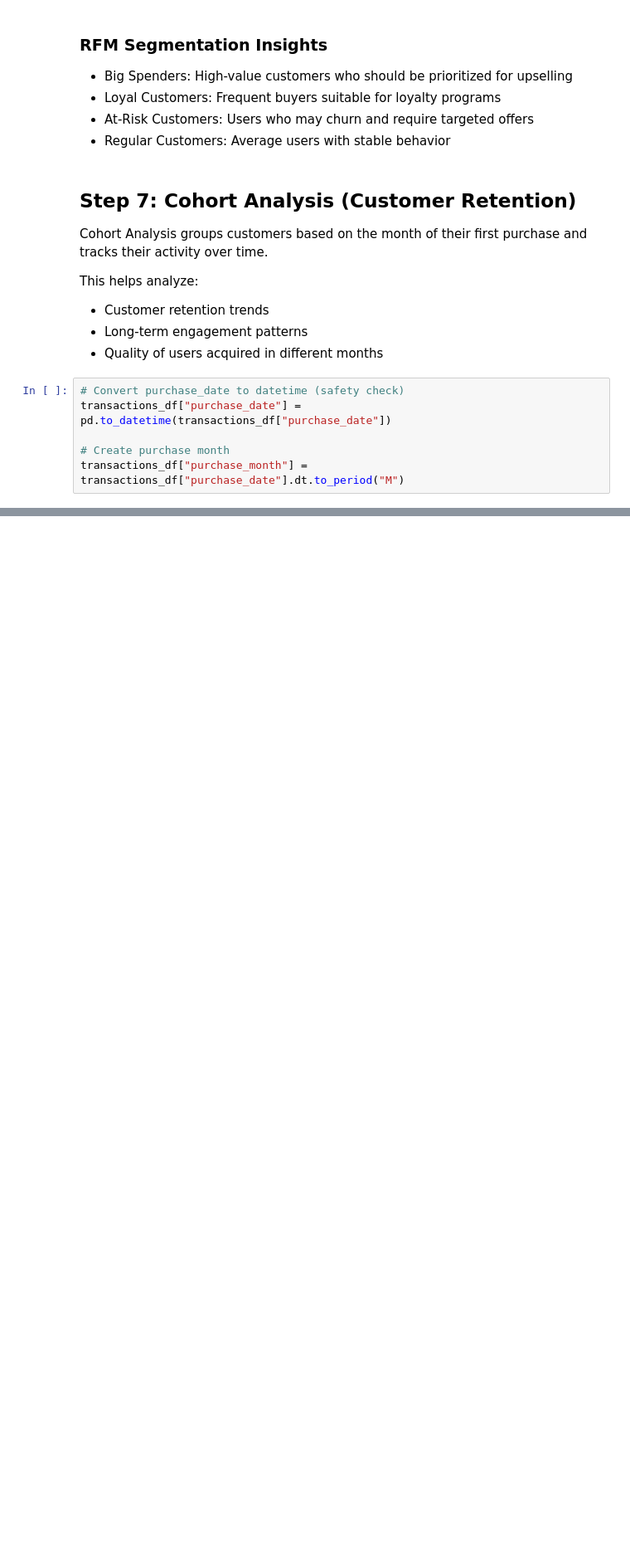
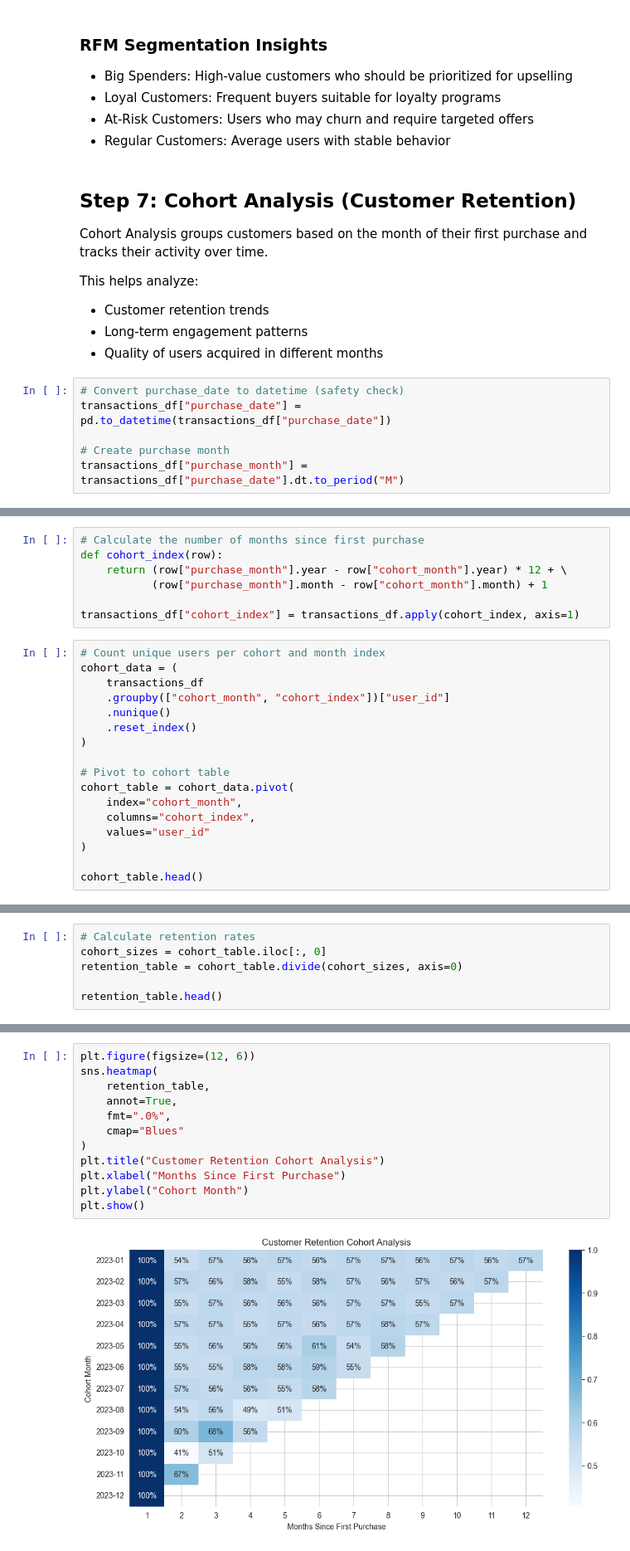
Before and after one commit to shankvarsh/amazon-recommendation-project, a Jupyter notebook: notebook/amazon_recommendation_system.ipynb, the cells around one changed output, grey strips where cells are left out. Shown at 83% size. Drawn from its saved outputs; the diff is of its cells as text; blank space fills up the shorter version.

Commit message:
Add cohort analysis and retention heatmap

```diff
--- a/notebook/amazon_recommendation_system.ipynb
+++ b/notebook/amazon_recommendation_system.ipynb
@@ -529,0 +545,24 @@ transactions_df["purchase_month"] = transactions_df["purchase_date"].dt.to_perio
+# %%
+# Calculate the number of months since first purchase
+def cohort_index(row):
+    return (row["purchase_month"].year - row["cohort_month"].year) * 12 + \
+           (row["purchase_month"].month - row["cohort_month"].month) + 1
+
+transactions_df["cohort_index"] = transactions_df.apply(cohort_index, axis=1)
+# %%
+# Count unique users per cohort and month index
+cohort_data = (
+    transactions_df
+    .groupby(["cohort_month", "cohort_index"])["user_id"]
+    .nunique()
+    .reset_index()
+)
+
+# Pivot to cohort table
+cohort_table = cohort_data.pivot(
+    index="cohort_month",
+    columns="cohort_index",
+    values="user_id"
+)
+
+cohort_table.head()
@@ -529,0 +577,6 @@ transactions_df["purchase_month"] = transactions_df["purchase_date"].dt.to_perio
+# %%
+# Calculate retention rates
+cohort_sizes = cohort_table.iloc[:, 0]
+retention_table = cohort_table.divide(cohort_sizes, axis=0)
+
+retention_table.head()
@@ -529,0 +591,14 @@ transactions_df["purchase_month"] = transactions_df["purchase_date"].dt.to_perio
+# %%
+plt.figure(figsize=(12, 6))
+sns.heatmap(
+    retention_table,
+    annot=True,
+    fmt=".0%",
+    cmap="Blues"
+)
+plt.title("Customer Retention Cohort Analysis")
+plt.xlabel("Months Since First Purchase")
+plt.ylabel("Cohort Month")
+plt.show()
+# %% [output]
+[figure, added]
```
Also changed, not shown: parts of 4 cells of this notebook.
